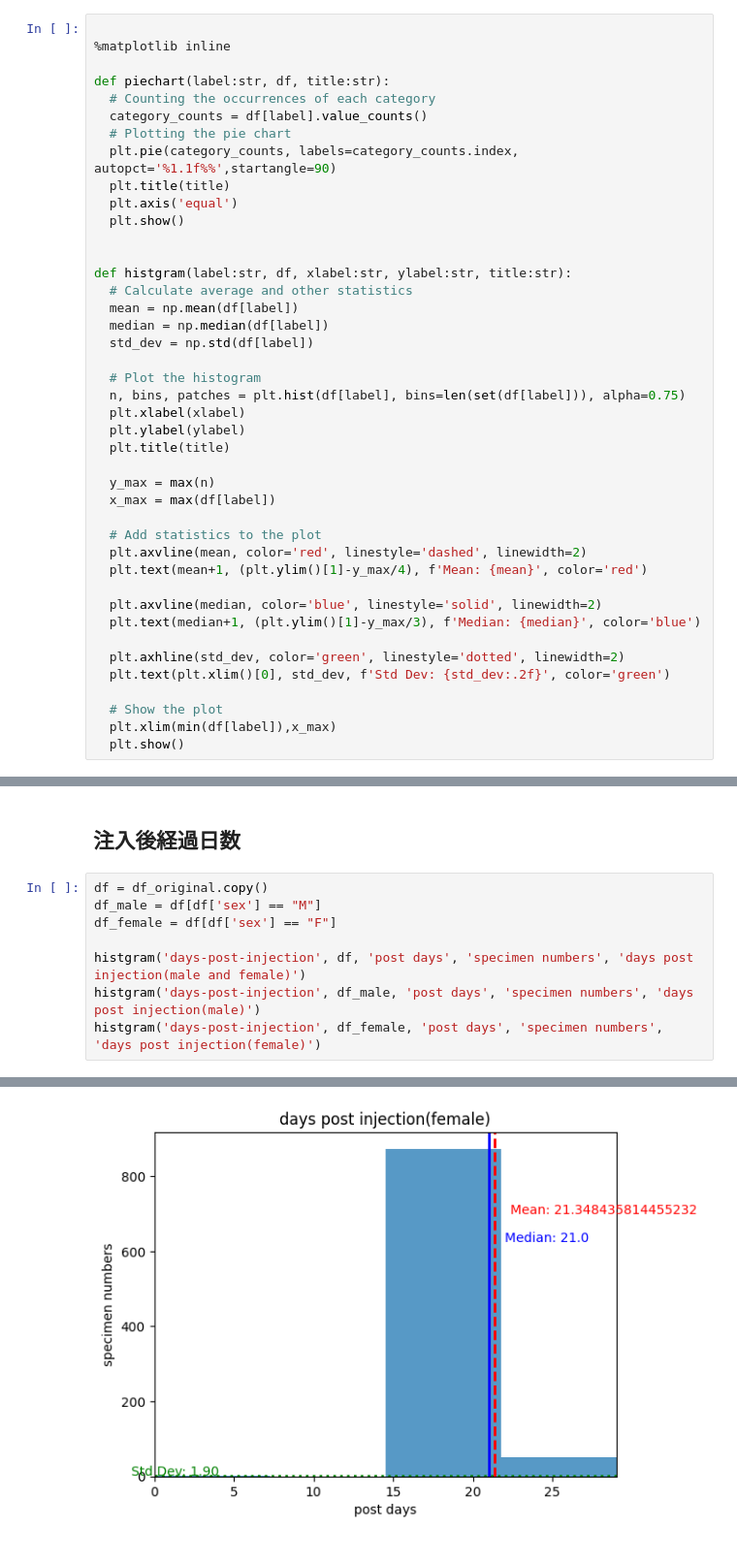
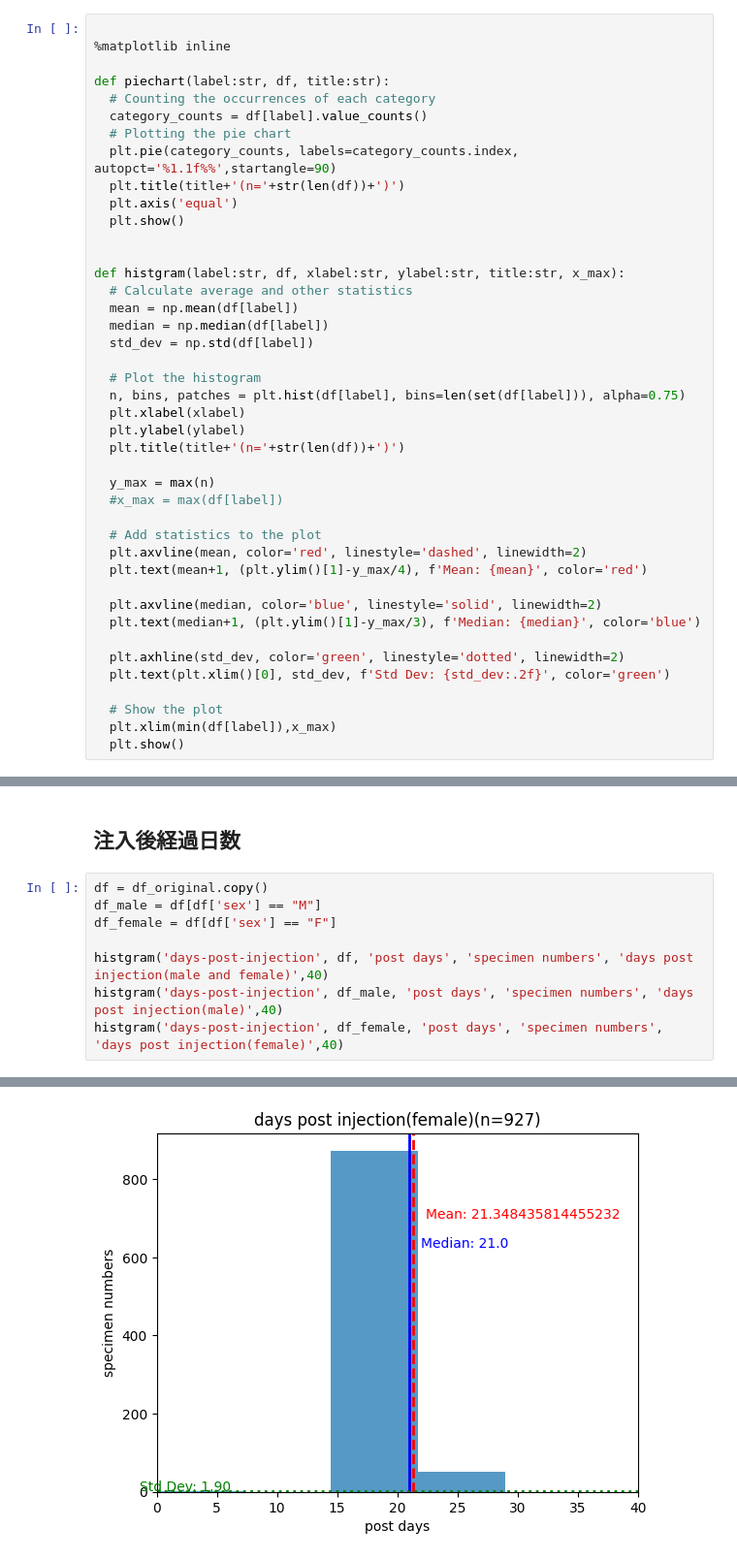
Before and after one commit to FujiiWebWorks/chatgpt-database-analysis-app, a Jupyter notebook: stats_specimens.ipynb, the cells around one changed output, grey strips where cells are left out. Shown at 97% size. Saved outputs shown, nothing was run; the diff lists cells and outputs as text.

```diff
--- a/stats_specimens.ipynb
+++ b/stats_specimens.ipynb
@@ -79,12 +81,12 @@ def piechart(label:str, df, title:str):
   category_counts = df[label].value_counts()
   # Plotting the pie chart
   plt.pie(category_counts, labels=category_counts.index, autopct='%1.1f%%',startangle=90)
-  plt.title(title)
+  plt.title(title+'(n='+str(len(df))+')')
   plt.axis('equal')
   plt.show()
 
 
-def histgram(label:str, df, xlabel:str, ylabel:str, title:str):
+def histgram(label:str, df, xlabel:str, ylabel:str, title:str, x_max):
   # Calculate average and other statistics
   mean = np.mean(df[label])
   median = np.median(df[label])
@@ -94,10 +96,10 @@ def histgram(label:str, df, xlabel:str, ylabel:str, title:str):
   n, bins, patches = plt.hist(df[label], bins=len(set(df[label])), alpha=0.75)
   plt.xlabel(xlabel)
   plt.ylabel(ylabel)
-  plt.title(title)
+  plt.title(title+'(n='+str(len(df))+')')
 
   y_max = max(n)
-  x_max = max(df[label])
+  #x_max = max(df[label])
 
   # Add statistics to the plot
   plt.axvline(mean, color='red', linestyle='dashed', linewidth=2)
@@ -166,7 +168,7 @@ df = df_original.copy()
 df_male = df[df['sex'] == "M"]
 df_female = df[df['sex'] == "F"]
 
-histgram('days-post-injection', df, 'post days', 'specimen numbers', 'days post injection(male and female)')
-histgram('days-post-injection', df_male, 'post days', 'specimen numbers', 'days post injection(male)')
-histgram('days-post-injection', df_female, 'post days', 'specimen numbers', 'days post injection(female)')
+histgram('days-post-injection', df, 'post days', 'specimen numbers', 'days post injection(male and female)',40)
+histgram('days-post-injection', df_male, 'post days', 'specimen numbers', 'days post injection(male)',40)
+histgram('days-post-injection', df_female, 'post days', 'specimen numbers', 'days post injection(female)',40)
 # %% [output]
@@ -175 +177 @@ histgram('days-post-injection', df_female, 'post days', 'specimen numbers', 'day
-[figure, old version]
+[figure, new version]
```
Also changed, not shown: parts of 7 cells of this notebook, 1 other file.
